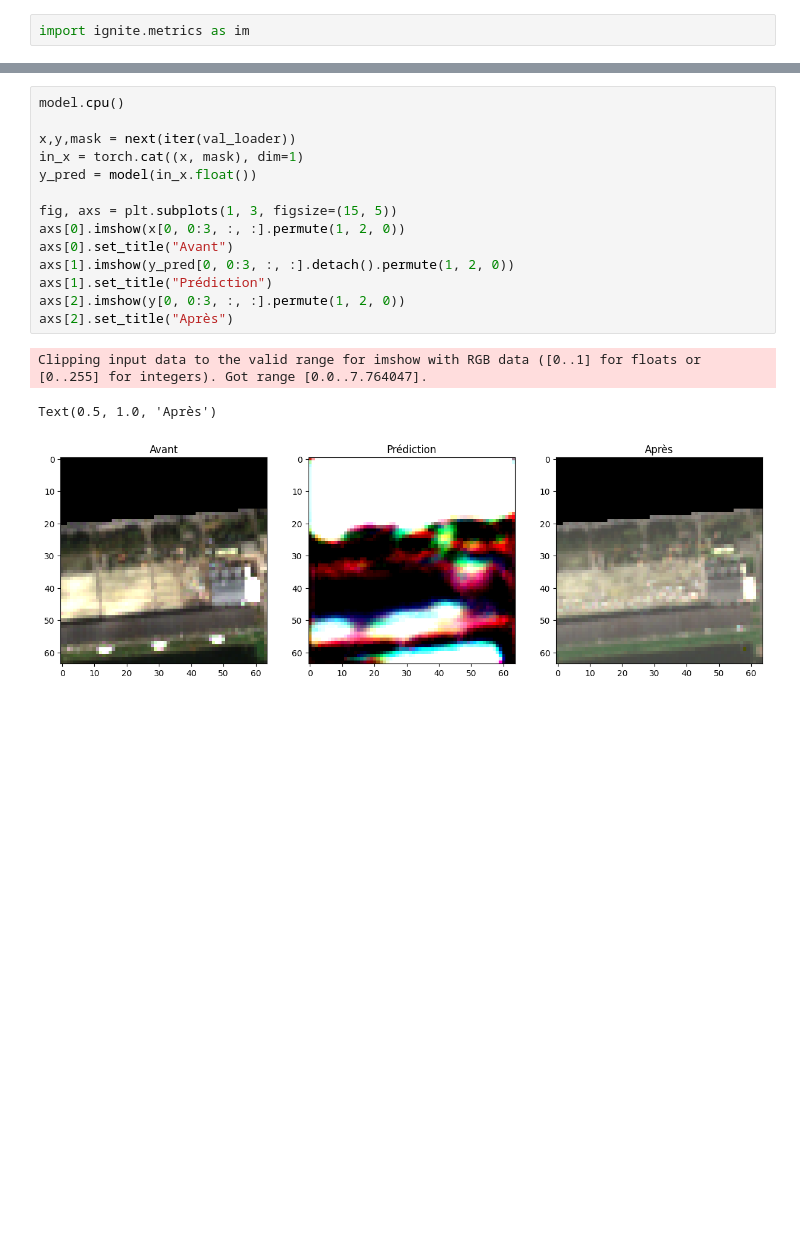
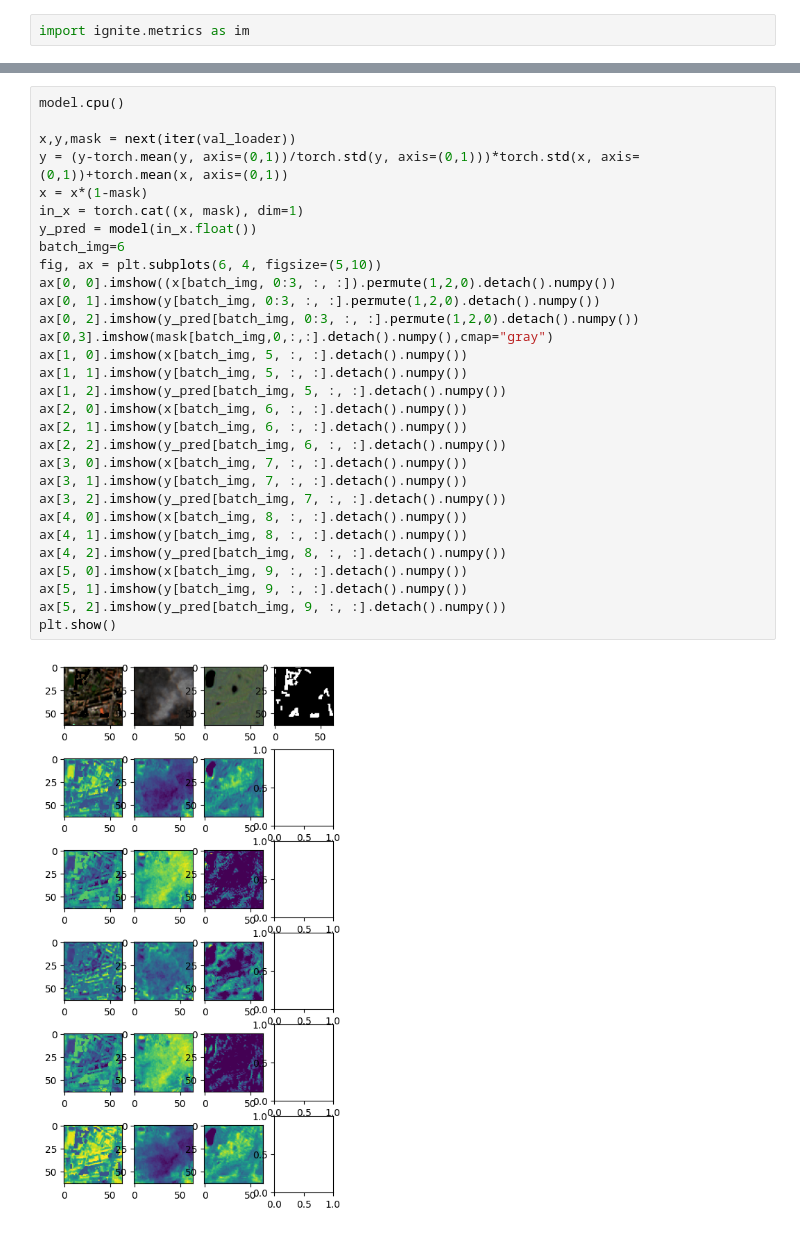
Before and after one commit to Etienne-bdt/BEI-SIA24, a Jupyter notebook: CNN.ipynb, the cells around one changed output, grey strips where cells are left out. Saved outputs shown, nothing was run; the diff lists cells and outputs as text; blank space fills up the shorter version.

Commit message:
Iteration on model

```diff
--- a/CNN.ipynb
+++ b/CNN.ipynb
@@ -224,18 +296,32 @@ plt.show()
-# %%
-model.cpu()
-
-x,y,mask = next(iter(val_loader))
-in_x = torch.cat((x, mask), dim=1)
-y_pred = model(in_x.float())
-
-fig, axs = plt.subplots(1, 3, figsize=(15, 5))
-axs[0].imshow(x[0, 0:3, :, :].permute(1, 2, 0))
-axs[0].set_title("Avant")
-axs[1].imshow(y_pred[0, 0:3, :, :].detach().permute(1, 2, 0))
-axs[1].set_title("Prédiction")
-axs[2].imshow(y[0, 0:3, :, :].permute(1, 2, 0))
-axs[2].set_title("Après")
-# %% [output]
-Clipping input data to the valid range for imshow with RGB data ([0..1] for floats or [0..255] for integers). Got range [0.0..7.764047].
-Text(0.5, 1.0, 'Après')
-[figure, removed]
+# %%
+model.cpu()
+
+x,y,mask = next(iter(val_loader))
+y = (y-torch.mean(y, axis=(0,1))/torch.std(y, axis=(0,1)))*torch.std(x, axis=(0,1))+torch.mean(x, axis=(0,1))
+x = x*(1-mask)
+in_x = torch.cat((x, mask), dim=1)
+y_pred = model(in_x.float())
+batch_img=6
+fig, ax = plt.subplots(6, 4, figsize=(5,10))
+ax[0, 0].imshow((x[batch_img, 0:3, :, :]).permute(1,2,0).detach().numpy())
+ax[0, 1].imshow(y[batch_img, 0:3, :, :].permute(1,2,0).detach().numpy())
+ax[0, 2].imshow(y_pred[batch_img, 0:3, :, :].permute(1,2,0).detach().numpy())
+ax[0,3].imshow(mask[batch_img,0,:,:].detach().numpy(),cmap="gray")
+ax[1, 0].imshow(x[batch_img, 5, :, :].detach().numpy())
+ax[1, 1].imshow(y[batch_img, 5, :, :].detach().numpy())
+ax[1, 2].imshow(y_pred[batch_img, 5, :, :].detach().numpy())
+ax[2, 0].imshow(x[batch_img, 6, :, :].detach().numpy())
+ax[2, 1].imshow(y[batch_img, 6, :, :].detach().numpy())
+ax[2, 2].imshow(y_pred[batch_img, 6, :, :].detach().numpy())
+ax[3, 0].imshow(x[batch_img, 7, :, :].detach().numpy())
+ax[3, 1].imshow(y[batch_img, 7, :, :].detach().numpy())
+ax[3, 2].imshow(y_pred[batch_img, 7, :, :].detach().numpy())
+ax[4, 0].imshow(x[batch_img, 8, :, :].detach().numpy())
+ax[4, 1].imshow(y[batch_img, 8, :, :].detach().numpy())
+ax[4, 2].imshow(y_pred[batch_img, 8, :, :].detach().numpy())
+ax[5, 0].imshow(x[batch_img, 9, :, :].detach().numpy())
+ax[5, 1].imshow(y[batch_img, 9, :, :].detach().numpy())
+ax[5, 2].imshow(y_pred[batch_img, 9, :, :].detach().numpy())
+plt.show()
+# %% [output]
+[figure, added]
```
Also changed, not shown: parts of 6 cells of this notebook.
